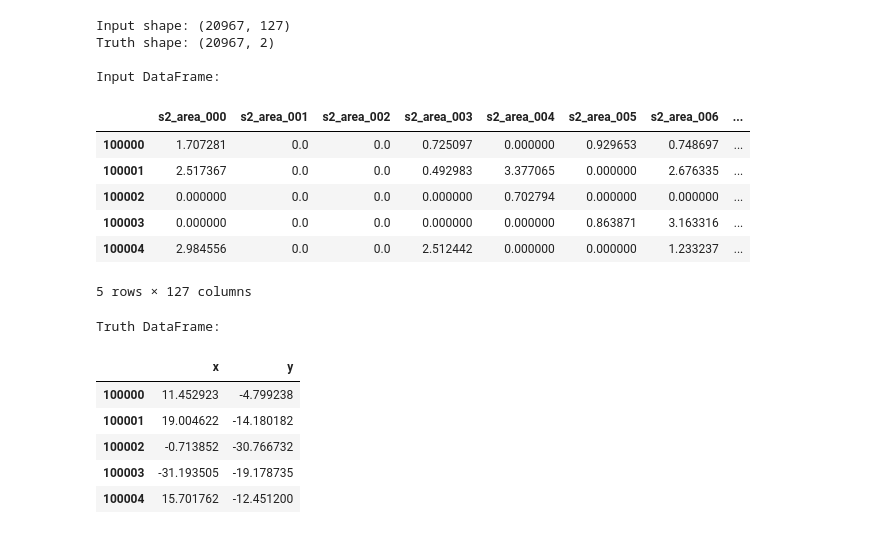
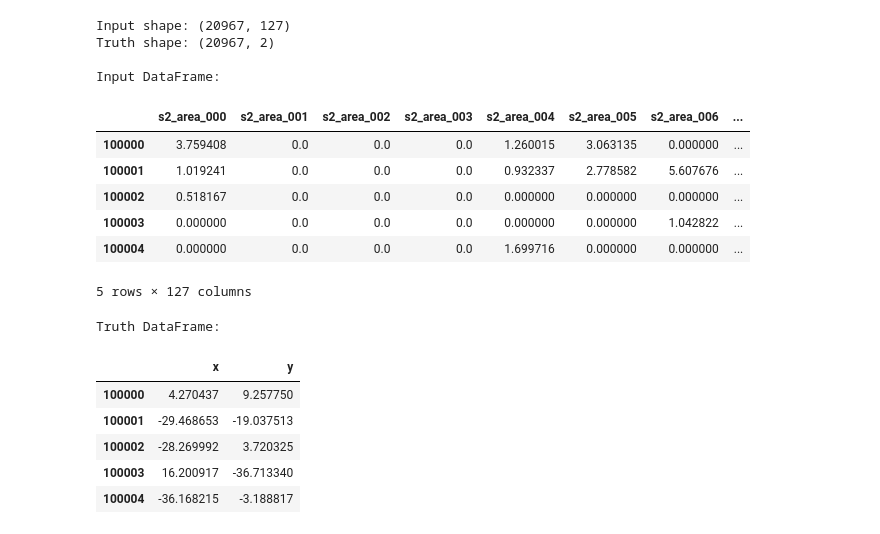
Before and after one commit to dbarg/pax_reconstruction, a Jupyter notebook: xy_s2integrals/xy_S2integrals_predict.ipynb, the cells around one changed output. Cells and saved outputs as stored; diff of their text form; code cells hidden in the pictures.

```diff
--- a/xy_s2integrals/xy_S2integrals_predict.ipynb
+++ b/xy_s2integrals/xy_S2integrals_predict.ipynb
@@ -28,46 +30,49 @@ from pax_utils import s1s2_utils
 # %%
 
 ####################################################################################################
 ####################################################################################################
 
 nEventsTrain = 100000
-file_all     = "../../data_lfs/merged_all_200k_1803261941.pkl"
+#nEventsTrain = 1000
+
+#file_all     = "../../data_lfs/merged_all_200k_1803261941.pkl"
+file_all     = "../../pax_merge/merged/apr26/merged_all_200000.pkl"
 
 df_all = pd.read_pickle(file_all)
 df_all = df_all[df_all['intr_count'] == 1].reset_index(drop=True)
 df_all   = df_all[nEventsTrain:][:]
 
 
 ####################################################################################################
 ####################################################################################################
 
 df_train_truth = df_all[:][['x', 'y']]
 df_train_input = df_all[:][s1s2_utils.getS2integralsDataFrameColumns()]
 
 
 ####################################################################################################
 ####################################################################################################
 
 checkTrainingData(df_train_input, df_train_truth)
 # %% [output]
 Input shape: (20967, 127)
 Truth shape: (20967, 2)
 
 Input DataFrame:
 |  | s2_area_000 | s2_area_001 | s2_area_002 | s2_area_003 | s2_area_004 | s2_area_005 | s2_area_006 | ... |
-| 100000 | 1.707281 | 0.0 | 0.0 | 0.725097 | 0.000000 | 0.929653 | 0.748697 | ... |
-| 100001 | 2.517367 | 0.0 | 0.0 | 0.492983 | 3.377065 | 0.000000 | 2.676335 | ... |
-| 100002 | 0.000000 | 0.0 | 0.0 | 0.000000 | 0.702794 | 0.000000 | 0.000000 | ... |
-| 100003 | 0.000000 | 0.0 | 0.0 | 0.000000 | 0.000000 | 0.863871 | 3.163316 | ... |
-| 100004 | 2.984556 | 0.0 | 0.0 | 2.512442 | 0.000000 | 0.000000 | 1.233237 | ... |
+| 100000 | 3.759408 | 0.0 | 0.0 | 0.0 | 1.260015 | 3.063135 | 0.000000 | ... |
+| 100001 | 1.019241 | 0.0 | 0.0 | 0.0 | 0.932337 | 2.778582 | 5.607676 | ... |
+| 100002 | 0.518167 | 0.0 | 0.0 | 0.0 | 0.000000 | 0.000000 | 0.000000 | ... |
+| 100003 | 0.000000 | 0.0 | 0.0 | 0.0 | 0.000000 | 0.000000 | 1.042822 | ... |
+| 100004 | 0.000000 | 0.0 | 0.0 | 0.0 | 1.699716 | 0.000000 | 0.000000 | ... |
 5 rows × 127 columns
 Truth DataFrame:
 |  | x | y |
-| 100000 | 11.452923 | -4.799238 |
-| 100001 | 19.004622 | -14.180182 |
-| 100002 | -0.713852 | -30.766732 |
-| 100003 | -31.193505 | -19.178735 |
-| 100004 | 15.701762 | -12.451200 |
+| 100000 | 4.270437 | 9.257750 |
+| 100001 | -29.468653 | -19.037513 |
+| 100002 | -28.269992 | 3.720325 |
+| 100003 | 16.200917 | -36.713340 |
+| 100004 | -36.168215 | -3.188817 |
 # %%
 
 ####################################################################################################
```
Also changed, not shown: parts of 4 cells of this notebook, 3 other files.
